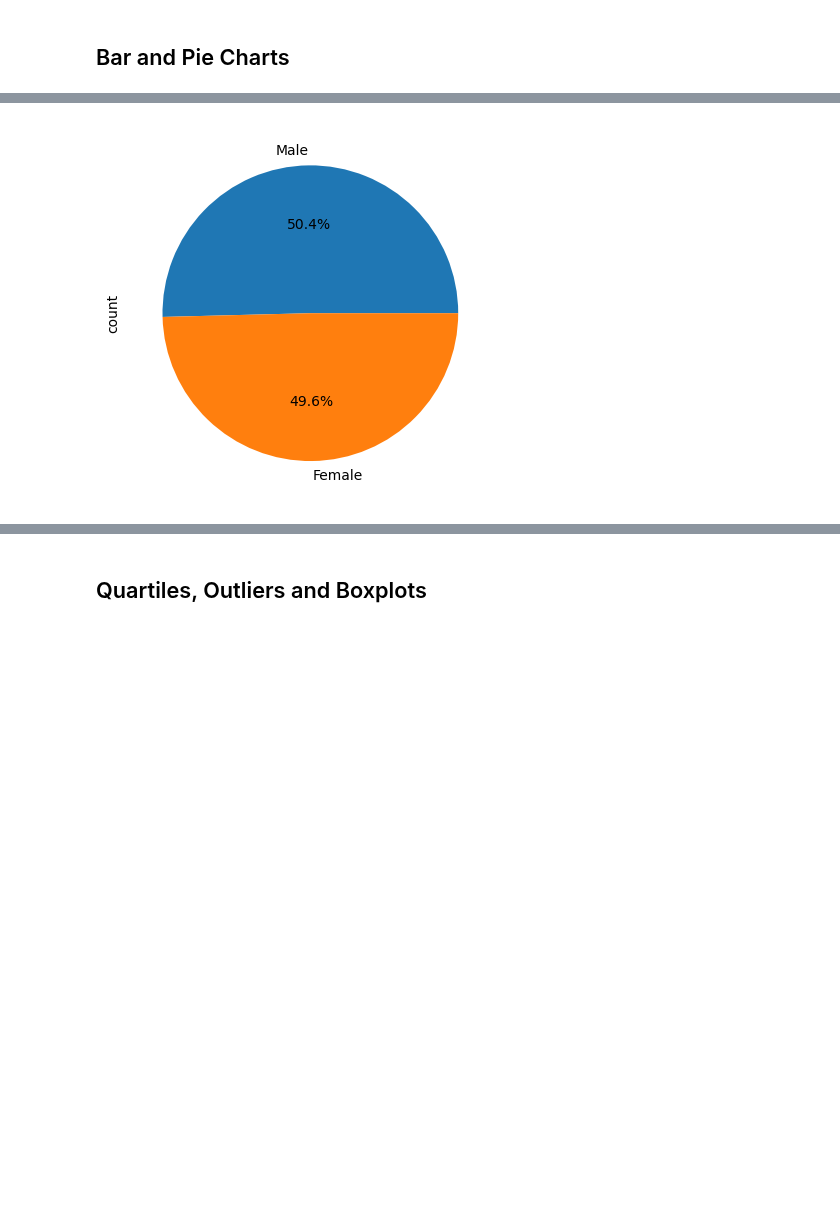
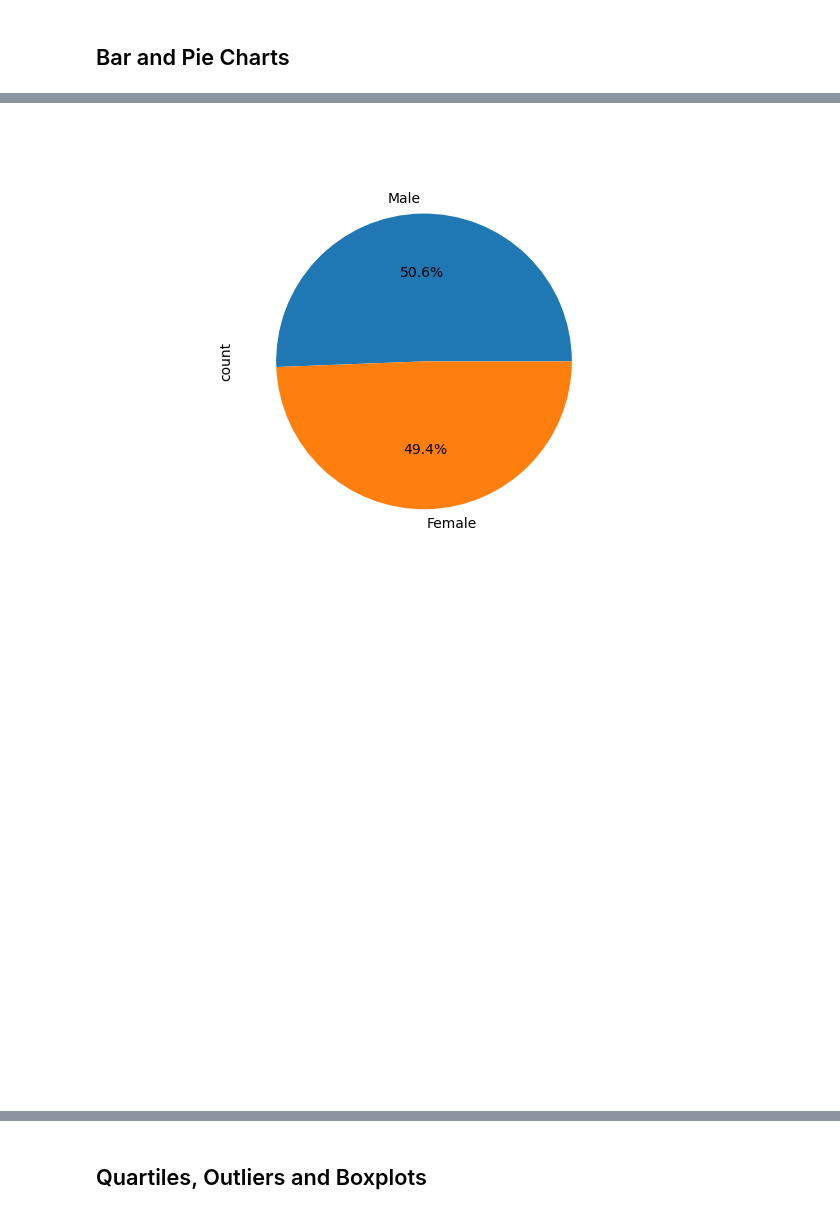
Before and after one commit to darren-coder/Matplotlib-Challenge, a Jupyter notebook: pymaceuticals_starter.ipynb, the cells around one changed output, grey strips where cells are left out. Drawn from its saved outputs; the diff is of its cells as text; code cells hidden in the pictures; blank space fills up the shorter version.

```diff
--- a/pymaceuticals_starter.ipynb
+++ b/pymaceuticals_starter.ipynb
@@ -23,7 +23,7 @@ mouse_metadata = pd.read_csv(mouse_metadata_path)
 study_results = pd.read_csv(study_results_path)
 
 # Combine the data into a single DataFrame
-combined_data = mouse_metadata.merge(study_results, on="Mouse ID", how="outer")
+combined_data = study_results.merge(mouse_metadata, on='Mouse ID', how='inner')
 
 # Display the data table for preview
 combined_data.head()
@@ -147,12 +208,16 @@ Length: 1893, dtype: bool>
 # %%
 # Generate a pie chart, using Pandas, showing the distribution of unique female versus male mice used in the study
-
 # Get the unique mice with their gender
-
+gender_dispersal = combined_data['Sex'].value_counts().reset_index()
+gender_dispersal.columns = ['Sex', 'count']
 
 # Make the pie chart
+plt.figure()
+gender_dispersal.plot.pie(y='count', labels=gender_dispersal['Sex'], autopct='%1.1f%%', legend=False)
+plt.show()
 # %% [output]
-[figure, old version]
+[figure, new version]
+[figure, added]
 # %%
 # Generate a pie chart, using pyplot, showing the distribution of unique female versus male mice used in the study
 
```
Also changed, not shown: parts of 19 cells of this notebook.
